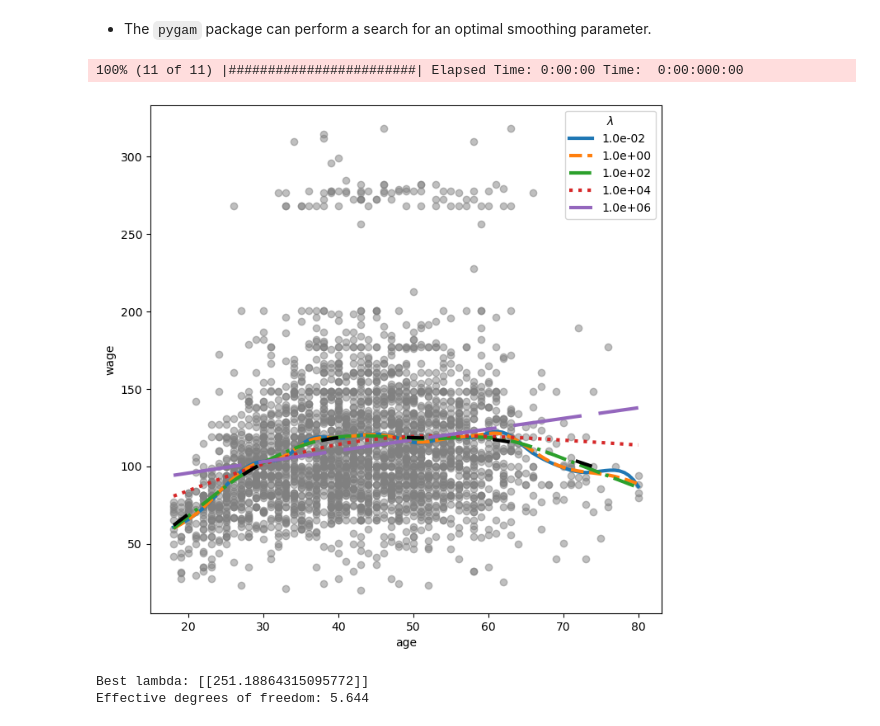
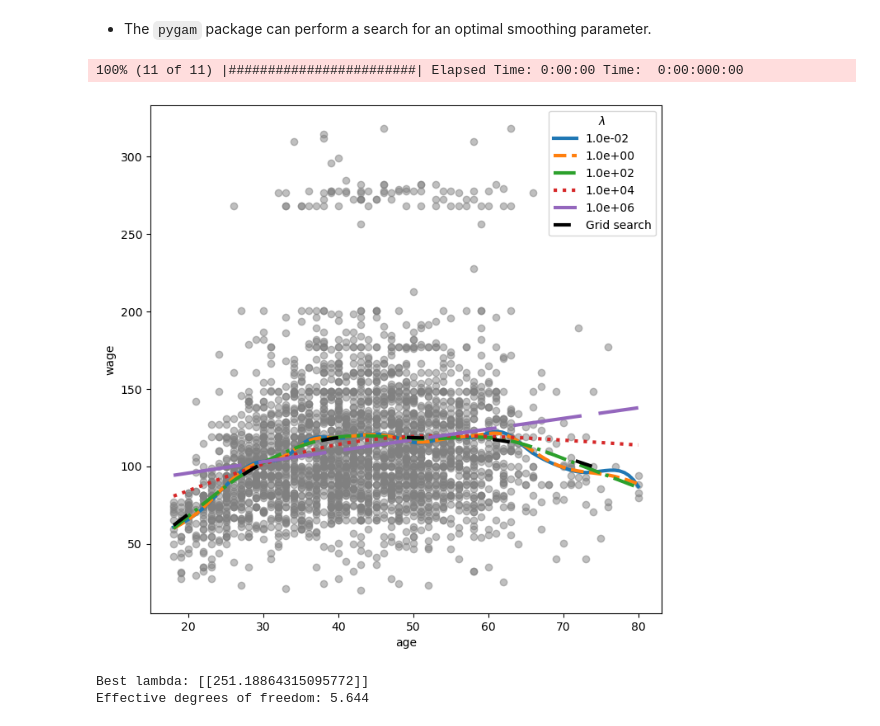
Before and after one commit to htdbui/ISLP_Lab, a Jupyter notebook: Wage.ipynb, the cells around one changed output. Drawn from its saved outputs; the diff is of its cells as text; code cells hidden in the pictures.

```diff
--- a/Wage.ipynb
+++ b/Wage.ipynb
@@ -548,8 +547,8 @@ axs[1].set_xlabel('age'); axs[1].set_title('Natural spline');
 - `lam` is the penalty parameter $\lambda$.
 # %%
 # Create a column ndarray for age
-X_age = np.asarray(WageDF.age).reshape((-1,1))
-X_age[:3]
+ageCol = np.asarray(WageDF.age).reshape((-1,1))
+ageCol[:3]
 # %% [output]
 array([[18],
        [24],
@@ -583,15 +580,16 @@ ax.set_xlabel('age'); ax.set_ylabel('wage'); ax.legend(title=r'$\lambda$');
 # %% [markdown]
 - The `pygam` package can perform a search for an optimal smoothing parameter.
 # %%
+GAM = LinearGAM(s_gam(0))
 # Search the best lambda and fit the model
-gam_opt = gam.gridsearch(X_age, WageDF.wage)
+GAM_opt = GAM.gridsearch(ageCol, WageDF.wage)
 # Plot the model with the best lambda
-ax.plot(age_grid,
-        gam_opt.predict(age_grid),
+ax.plot(age_grid100,
+        GAM_opt.predict(age_grid100),
         label='Grid search',
         linewidth=3, color='k', linestyle=(0, (5,20)))
-fig
+ax.legend(title=r'$\lambda$'); fig
 # %% [output]
 100% (11 of 11) |########################| Elapsed Time: 0:00:00 Time:  0:00:000:00
-[figure, old version]
+[figure, new version]
 # %%
```
Also changed, not shown: parts of 58 cells of this notebook, 18 other files.
